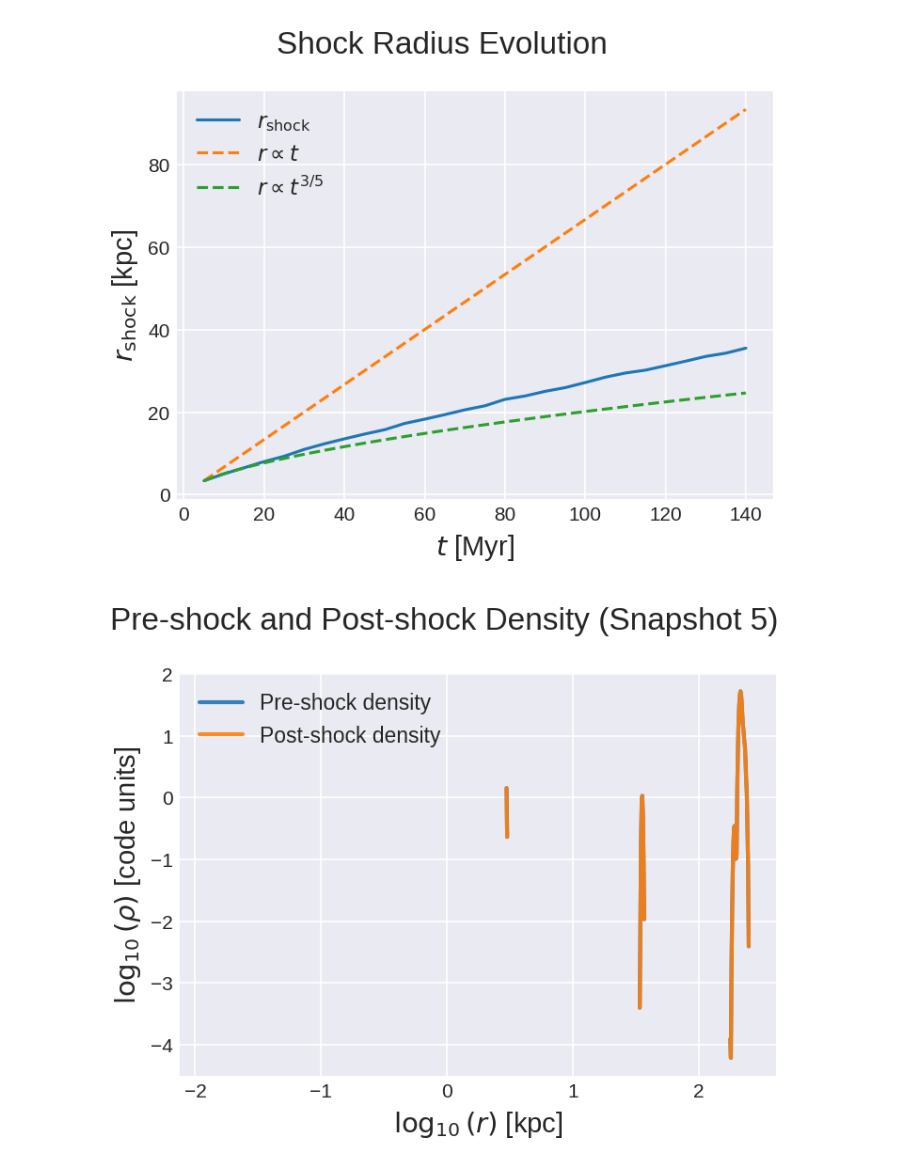
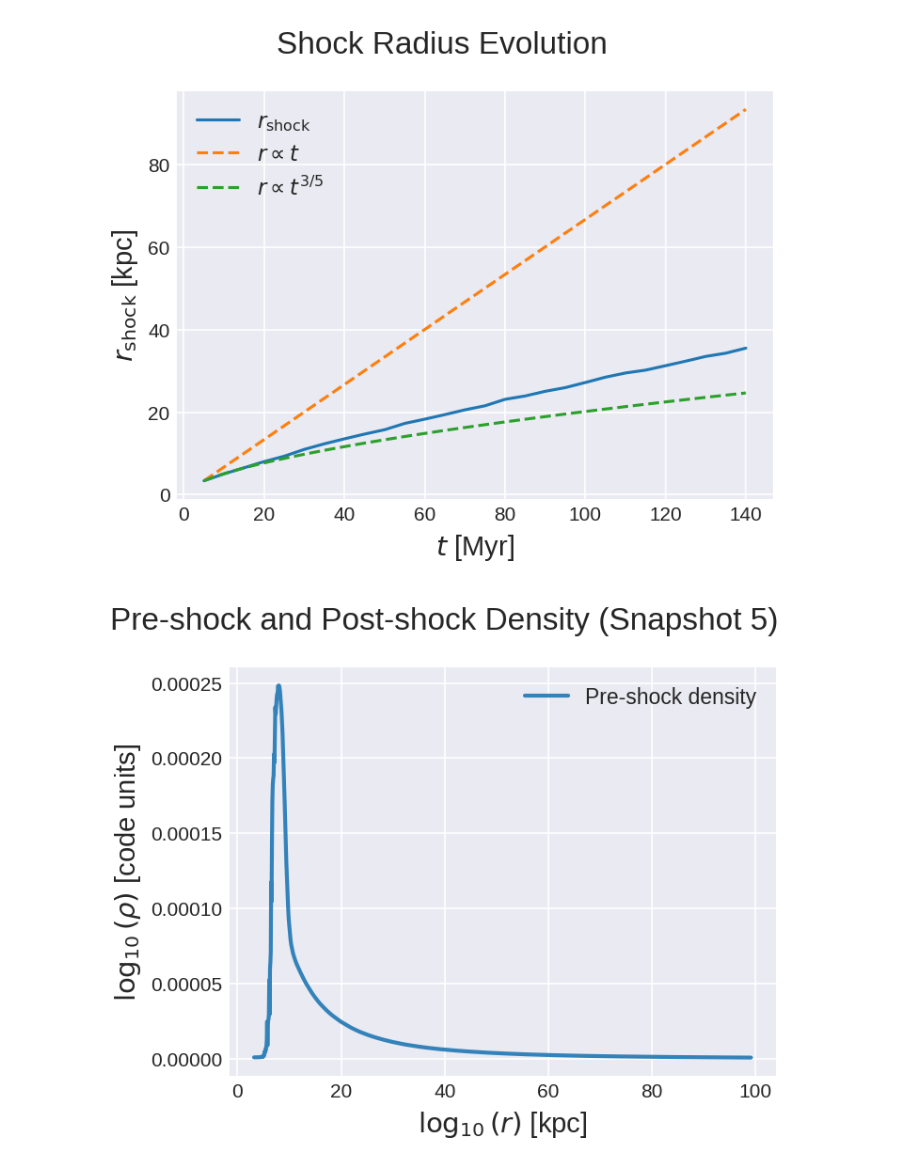
Before and after one commit to rionnazareth/snap-plotting, a Jupyter notebook: shocks1d.ipynb, the cells around one changed output. Saved outputs shown, nothing was run; the diff lists cells and outputs as text; code cells hidden in the pictures.

Commit message:
added functions for radial plots and parallelised quad plots

```diff
--- a/shocks1d.ipynb
+++ b/shocks1d.ipynb
@@ -54,7 +54,7 @@ def rvsval(value='rho', snappath='', num=0, nbins=100, shock = True):
     if value == 'energdens':
         s.data['energdens'] = s.data['u']*s.data['rho']
 
-    filepath = f'/cosma8/data/dp317/dc-naza3/gasCloudNfw/shocks_pp/shocks_{i:03d}.hdf5'
+    filepath = f'/cosma8/data/dp317/dc-naza3/gasCloudNfw/shocks_pp/shocks_{num:03d}.hdf5'
 
     if shock:
         with h5py.File(filepath, "r") as shocks_file:
@@ -72,7 +72,25 @@ def rvsval(value='rho', snappath='', num=0, nbins=100, shock = True):
             s.data['surf']              = shocks_file["Surface"][:]
             s.data['uflux']         = shocks_file["GeneratedInternalEnergyFlux"][:]
             s.data['edis']          = s.data['uflux']*s.data['surf']
-        s.data['pos'] = s.data['shocks_coords']
+
+        # Find the mapping from shocks_coords to pos
+        from scipy.spatial import cKDTree
+
+        # Build a KDTree for fast nearest neighbor lookup
+        tree = cKDTree(s.data['shocks_coords'])
+        _, indices = tree.query(s.data['pos'])
+
+        # Reorder all shock parameters to match pos ordering
+        shock_params = ['temperature', 'preshock_temp', 'mach', 'shock_direction',
+                        'preshock_rho', 'postshock_rho', 'preshock_p', 'postshock_p',
+                        'preshock_v', 'postshock_v', 'surf', 'uflux', 'edis']
+
+        for param in shock_params:
+            if param in s.data:
+                s.data[param] = s.data[param][indices]
+
+        # Now shocks_coords should match pos
+        s.data['shocks_coords'] = s.data['shocks_coords'][indices]
 
     #Centre of Box
     xc = 500.
@@ -90,7 +108,7 @@ def rvsval(value='rho', snappath='', num=0, nbins=100, shock = True):
 
     # Bin the data and compute mean
     bin_indices = np.digitize(rr, r_bins)
-    val_binned = np.array([s.data[val][bin_indices == i].mean()
+    val_binned = np.array([s.data[value][bin_indices == i].mean()
                            for i in range(1, len(r_bins))])
 
     return r_centers, val_binned
@@ -232,26 +251,27 @@ plt.show()
 # %%
 plt.style.use('seaborn-v0_8-darkgrid')
 fig, ax = plt.subplots(figsize=(5, 4), dpi=150)
+snappath = '/cosma8/data/dp317/dc-naza3/gasCloudNfw/output'
 
 # Load snapshot 5
-num = 20
-r_plot, preshock = rvsval(value='preshock_v', snappath=snappath, num=num, nbins=1000, shock=True)
-r_plot, postshock = rvsval(value='postshock_v', snappath=snappath, num=num, nbins=1000, shock=True)
+num = 5
+r_plot, preshock = rvsval(value='rho', snappath=snappath, num=num, nbins=1000, shock=True)
+# r_plot, postshock = rvsval(value='postshock_v', snappath=snappath, num=num, nbins=1000, shock=True)
 
 # Apply mask
-mask = np.ones_like(r_plot, dtype=bool)
-#mask = (np.log10(r_plot) > 0.5) & (np.log10(r_plot) < 2)
+# mask = np.ones_like(r_plot, dtype=bool)
+mask = (np.log10(r_plot) > 0.5) & (np.log10(r_plot) < 2)
 
 # Plot both pre-shock and post-shock density
-ax.plot(np.log10(r_plot)[mask], np.log10(preshock)[mask], linewidth=2, alpha=0.9, label='Pre-shock density', color='tab:blue')
-ax.plot(np.log10(r_plot)[mask], np.log10(postshock)[mask], linewidth=2, alpha=0.9, label='Post-shock density', color='tab:orange')
+ax.plot(r_plot[mask], preshock[mask], linewidth=2, alpha=0.9, label='Pre-shock density', color='tab:blue')
+# ax.plot(np.log10(r_plot)[mask], np.log10(postshock)[mask], linewidth=2, alpha=0.9, label='Post-shock density', color='tab:orange')
 
 plt.xlabel(r'$\log_{10}(r)$ [kpc]', fontsize=14)
 plt.ylabel(r'$\log_{10}(\rho)$ [code units]', fontsize=14)
 fig.suptitle('Pre-shock and Post-shock Density (Snapshot 5)', fontsize=16)
 
 ax.legend(fontsize=11)
 plt.tight_layout()
 plt.show()
 # %% [output]
-[figure, old version]
+[figure, new version]
```
Also changed, not shown: parts of 8 cells of this notebook, 7 other files.
